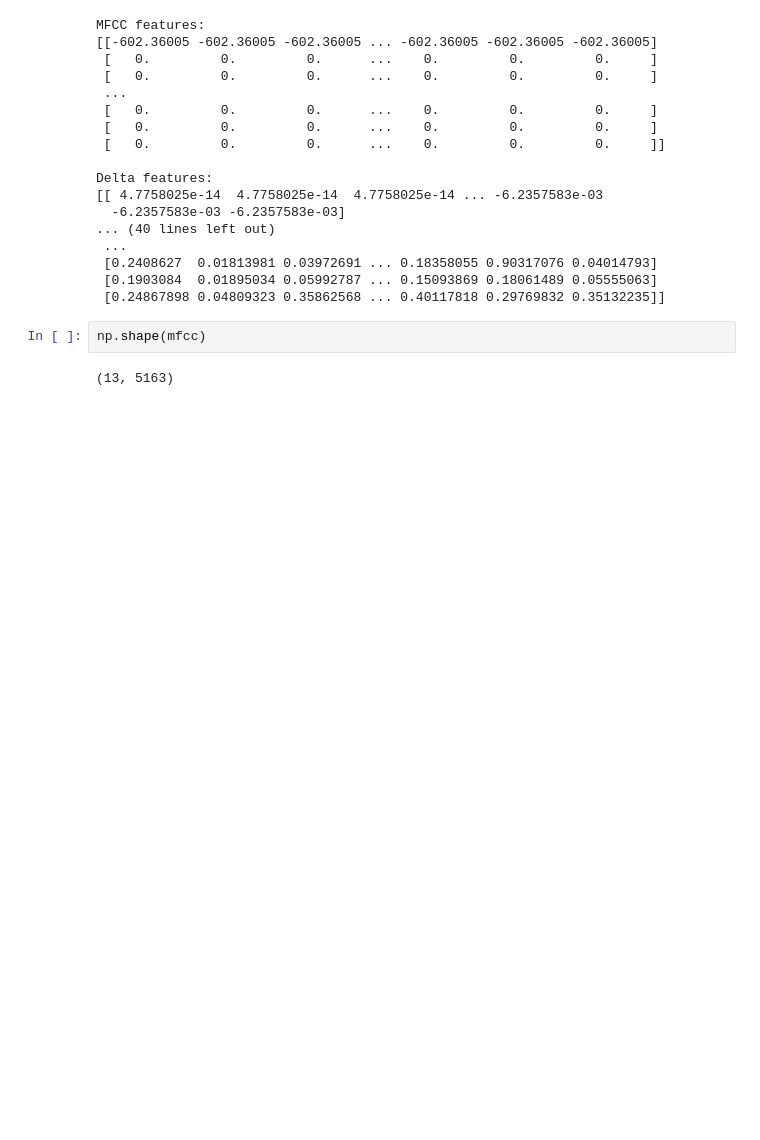
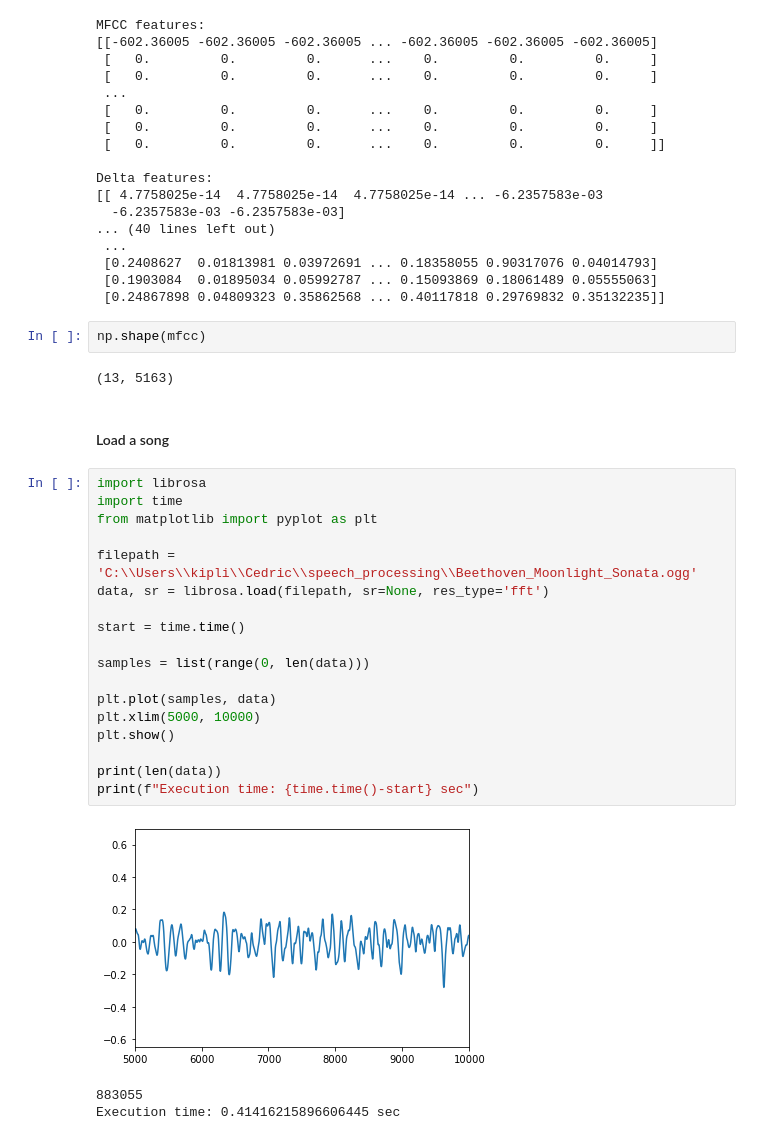
Before and after one commit to kiplimock/speech-processing, a Jupyter notebook: librosa.ipynb, the cells around one changed output. Drawn from its saved outputs; the diff is of its cells as text; blank space fills up the shorter version.

```diff
--- a/librosa.ipynb
+++ b/librosa.ipynb
@@ -92,3 +92,27 @@ Delta features:
 np.shape(mfcc)
 # %% [output]
 (13, 5163)
+# %% [markdown]
+#### Load a song
+# %%
+import librosa
+import time
+from matplotlib import pyplot as plt
+
+filepath = 'C:\\Users\\kipli\\Cedric\\speech_processing\\Beethoven_Moonlight_Sonata.ogg'
+data, sr = librosa.load(filepath, sr=None, res_type='fft')
+
+start = time.time()
+
+samples = list(range(0, len(data)))
+
+plt.plot(samples, data)
+plt.xlim(5000, 10000)
+plt.show()
+
+print(len(data))
+print(f"Execution time: {time.time()-start} sec")
+# %% [output]
+[figure, added]
+883055
+Execution time: 0.41416215896606445 sec
```
Also changed, not shown: parts of 18 cells of this notebook, 3 other files.
